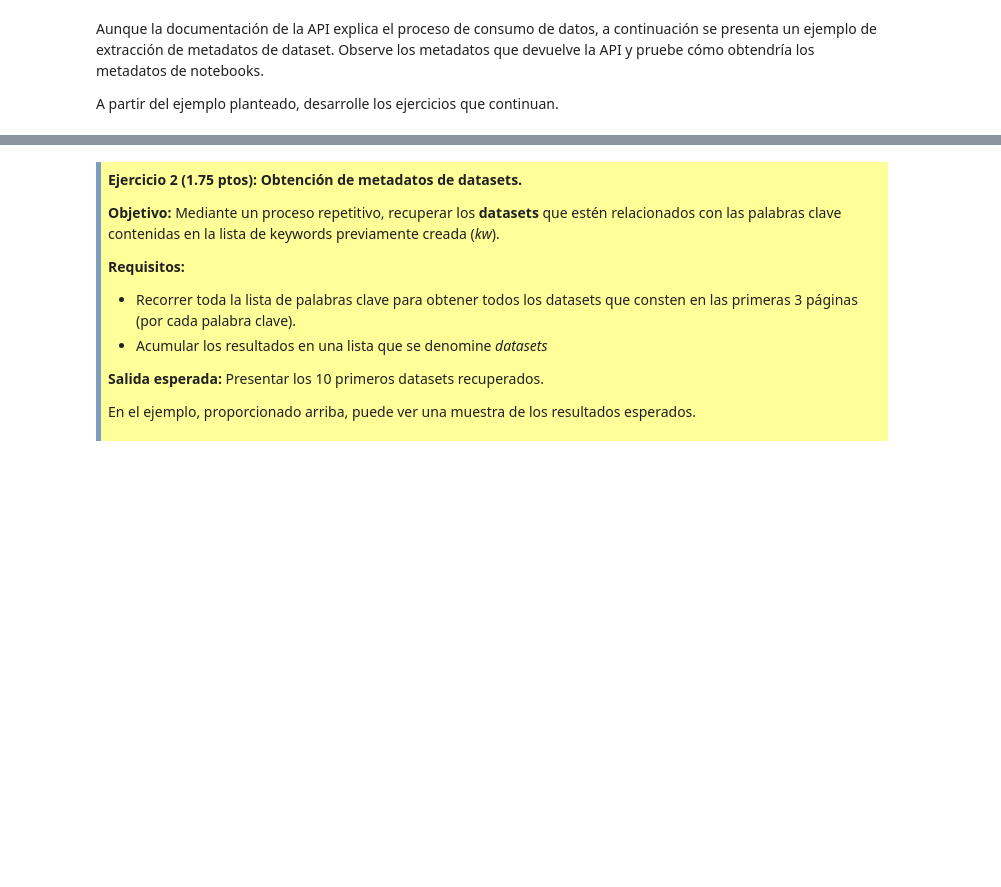
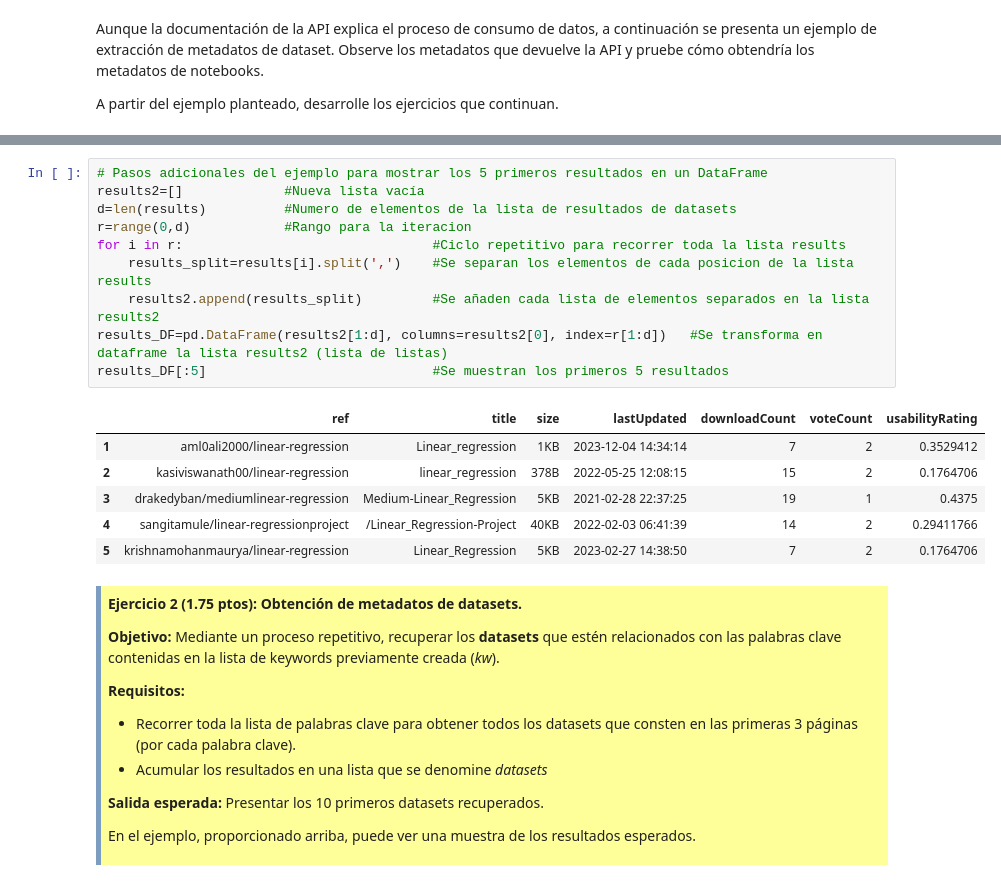
Before and after one commit to SantiagoMendietaCarrion/Lab1_APIS, a Jupyter notebook: Lab1_API_Mendieta_Santiago.ipynb, the cells around one changed output, grey strips where cells are left out. Cells and saved outputs as stored; diff of their text form; blank space fills up the shorter version.

```diff
--- a/Lab1_API_Mendieta_Santiago.ipynb
+++ b/Lab1_API_Mendieta_Santiago.ipynb
@@ -153,3 +155,20 @@ results[:5] # Presentar los 5 primeros resutados
+# %%
+# Pasos adicionales del ejemplo para mostrar los 5 primeros resultados en un DataFrame
+results2=[]             #Nueva lista vacía
+d=len(results)          #Numero de elementos de la lista de resultados de datasets
+r=range(0,d)            #Rango para la iteracion
+for i in r:                                #Ciclo repetitivo para recorrer toda la lista results
+    results_split=results[i].split(',')    #Se separan los elementos de cada posicion de la lista results
+    results2.append(results_split)         #Se añaden cada lista de elementos separados en la lista results2
+results_DF=pd.DataFrame(results2[1:d], columns=results2[0], index=r[1:d])   #Se transforma en dataframe la lista results2 (lista de listas)
+results_DF[:5]                             #Se muestran los primeros 5 resultados
+# %% [output]
+|  | ref | title | size | lastUpdated | downloadCount | voteCount | usabilityRating |
+| 1 | aml0ali2000/linear-regression | Linear_regression | 1KB | 2023-12-04 14:34:14 | 7 | 2 | 0.3529412 |
+| 2 | kasiviswanath00/linear-regression | linear_regression | 378B | 2022-05-25 12:08:15 | 15 | 2 | 0.1764706 |
+| 3 | drakedyban/mediumlinear-regression | Medium-Linear_Regression | 5KB | 2021-02-28 22:37:25 | 19 | 1 | 0.4375 |
+| 4 | sangitamule/linear-regressionproject | /Linear_Regression-Project | 40KB | 2022-02-03 06:41:39 | 14 | 2 | 0.29411766 |
+| 5 | krishnamohanmaurya/linear-regression | Linear_Regression | 5KB | 2023-02-27 14:38:50 | 7 | 2 | 0.1764706 |
 # %% [markdown]
 <div style="background-color: #FFFF99; border-color: #7C9DBF; border-left: 5px solid #7C9DBF; padding: 0.5em;">
 
```
Also changed, not shown: parts of 10 cells of this notebook.
